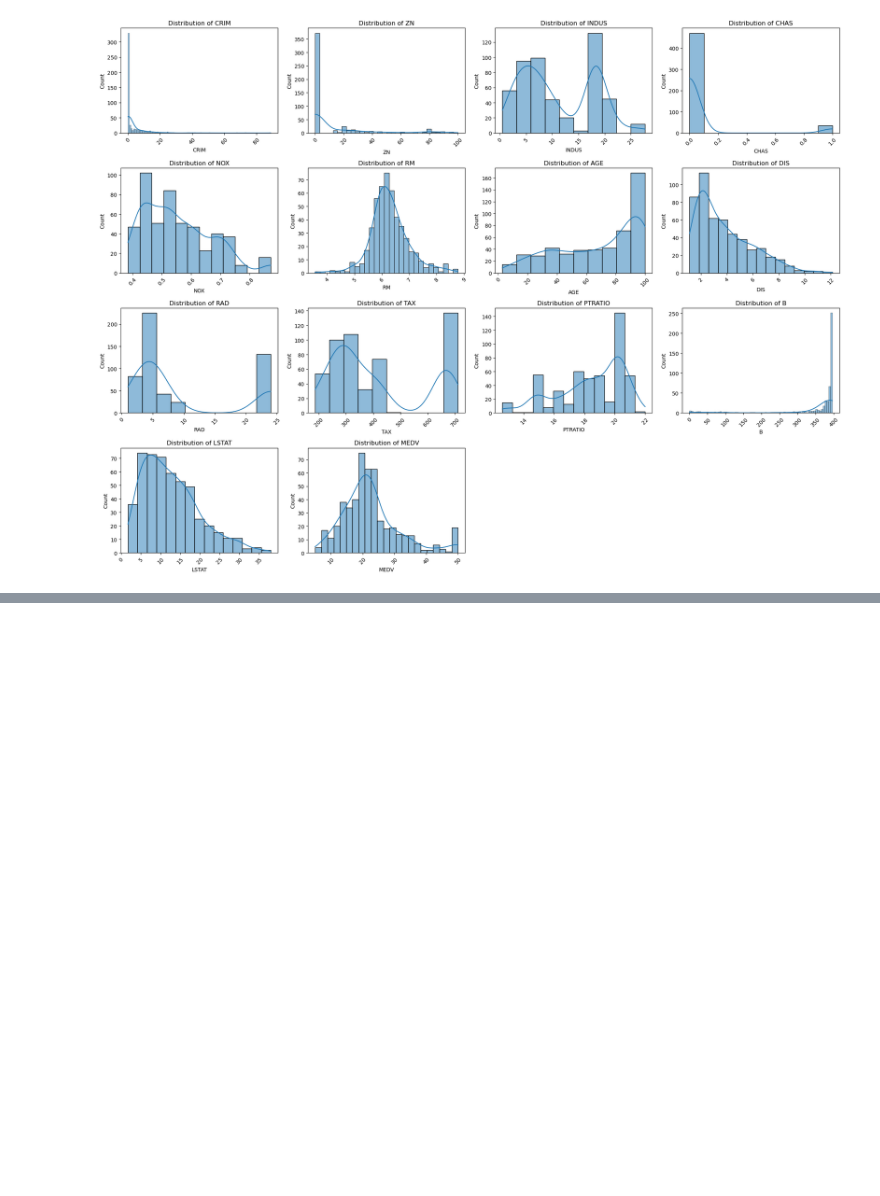
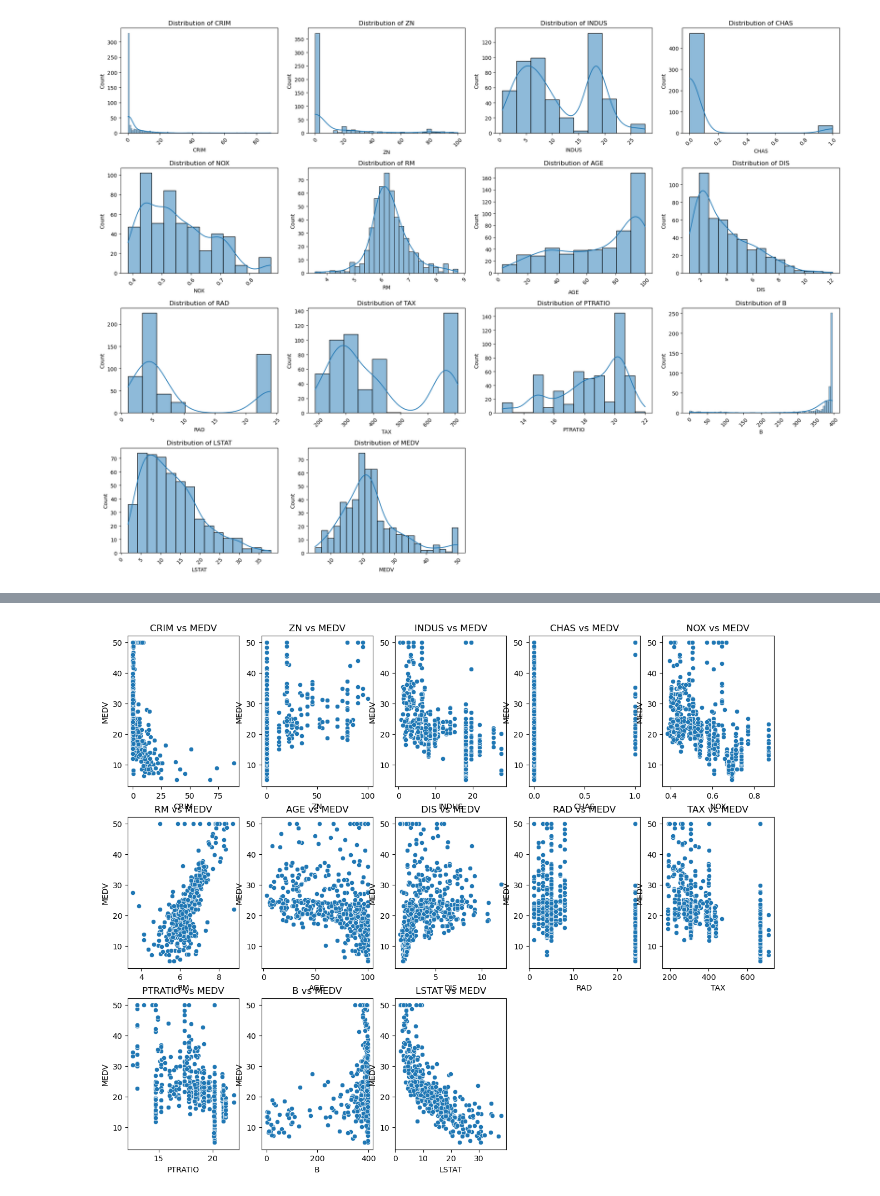
Before and after one commit to alejandropdev/house_pricing_regression, a Jupyter notebook: house_pricing.ipynb, the cells around one changed output, grey strips where cells are left out. Saved outputs shown, nothing was run; the diff lists cells and outputs as text; code cells hidden in the pictures; blank space fills up the shorter version.

```diff
--- a/house_pricing.ipynb
+++ b/house_pricing.ipynb
@@ -189,0 +208,12 @@ plt.show()
+# %%
+# Pairplots for visualizing relationships between features and target
+plt.figure(figsize=(15, 12))
+
+for i, col in enumerate(df_hp.columns[:-1]):
+    plt.subplot(3, 5, i + 1)
+    sns.scatterplot(x=col, y='MEDV', data=df_hp)
+    plt.title(f'{col} vs MEDV')
+    plt.xlabel(col)
+    plt.ylabel('MEDV')
+# %% [output]
+[figure, added]
```
Also changed, not shown: parts of 10 cells of this notebook.
